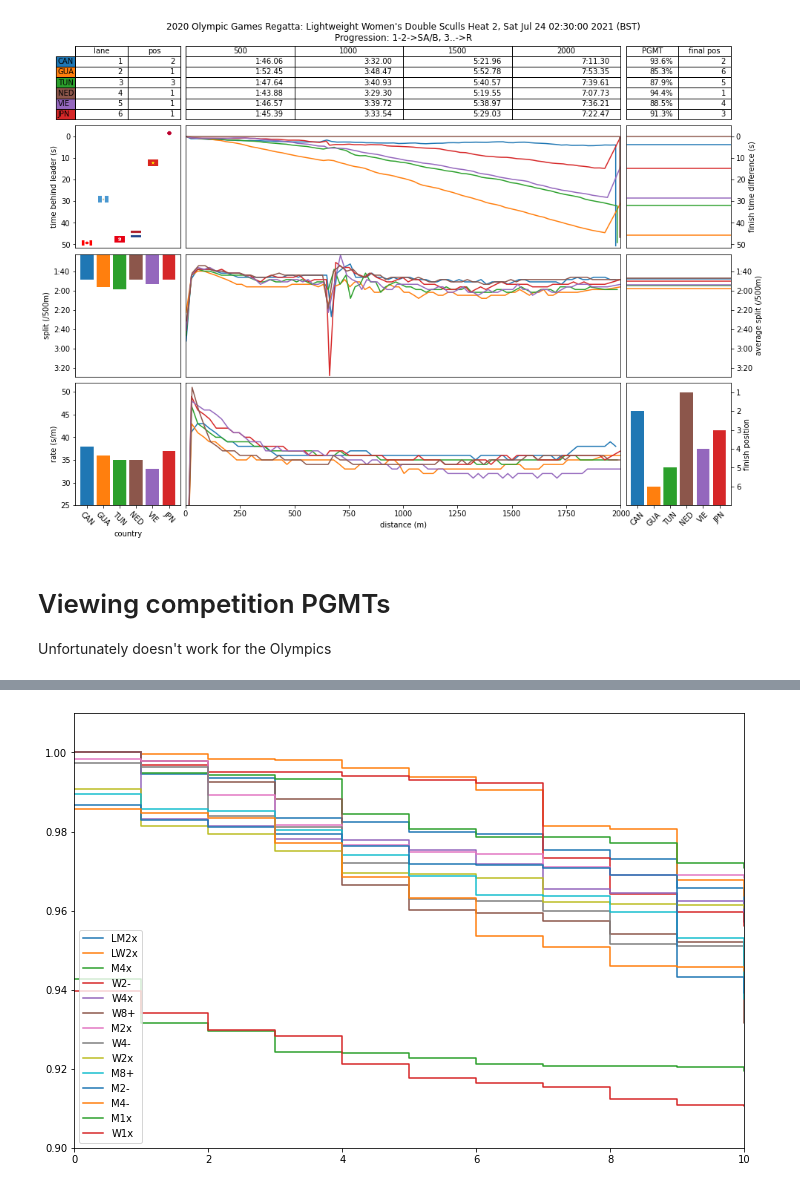
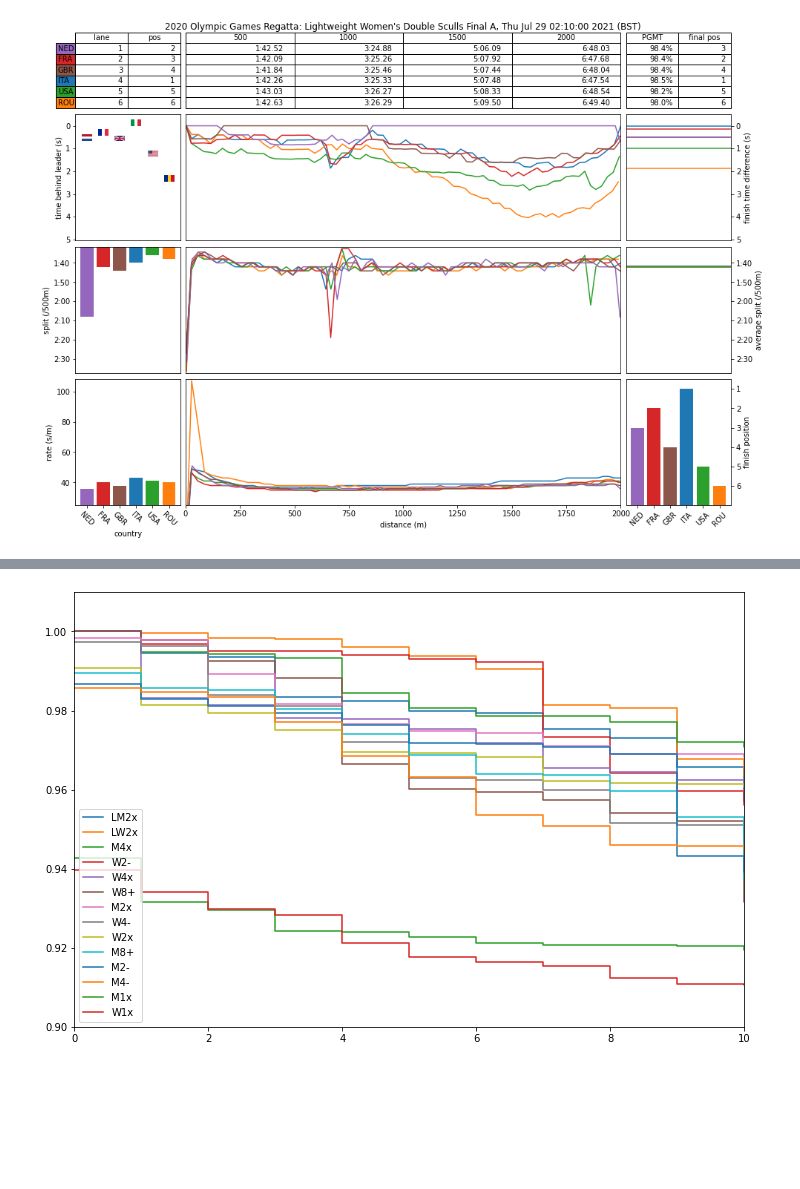
Before and after one commit to matthewghgriffiths/rowing, a Jupyter notebook: Live tracking example.ipynb, the cells around one changed output, grey strips where cells are left out. Saved outputs shown, nothing was run; the diff lists cells and outputs as text; code cells hidden in the pictures; blank space fills up the shorter version.

```diff
--- a/Live tracking example.ipynb
+++ b/Live tracking example.ipynb
@@ -39,5 +44,5 @@ INFO:world_rowing.api:loaded most recent competition: 2020 Olympic Games Regatta
 # %%
-race = races.iloc[1]
+race = races.iloc[8]
 dash = dashboard.Dashboard.from_race_id(
     race.name, figsize=(14, 10))
 dash.update()
@@ -46,5 +51 @@ INFO:world_rowing.dashboard:loading Lightweight Women's Double Sculls Heat 2, st
-[figure, old version]
+[figure, new version]
-# %% [markdown]
-# Viewing competition PGMTs
-
-Unfortunately doesn't work for the Olympics
```
Also changed, not shown: parts of 10 cells of this notebook, 2 other files.
